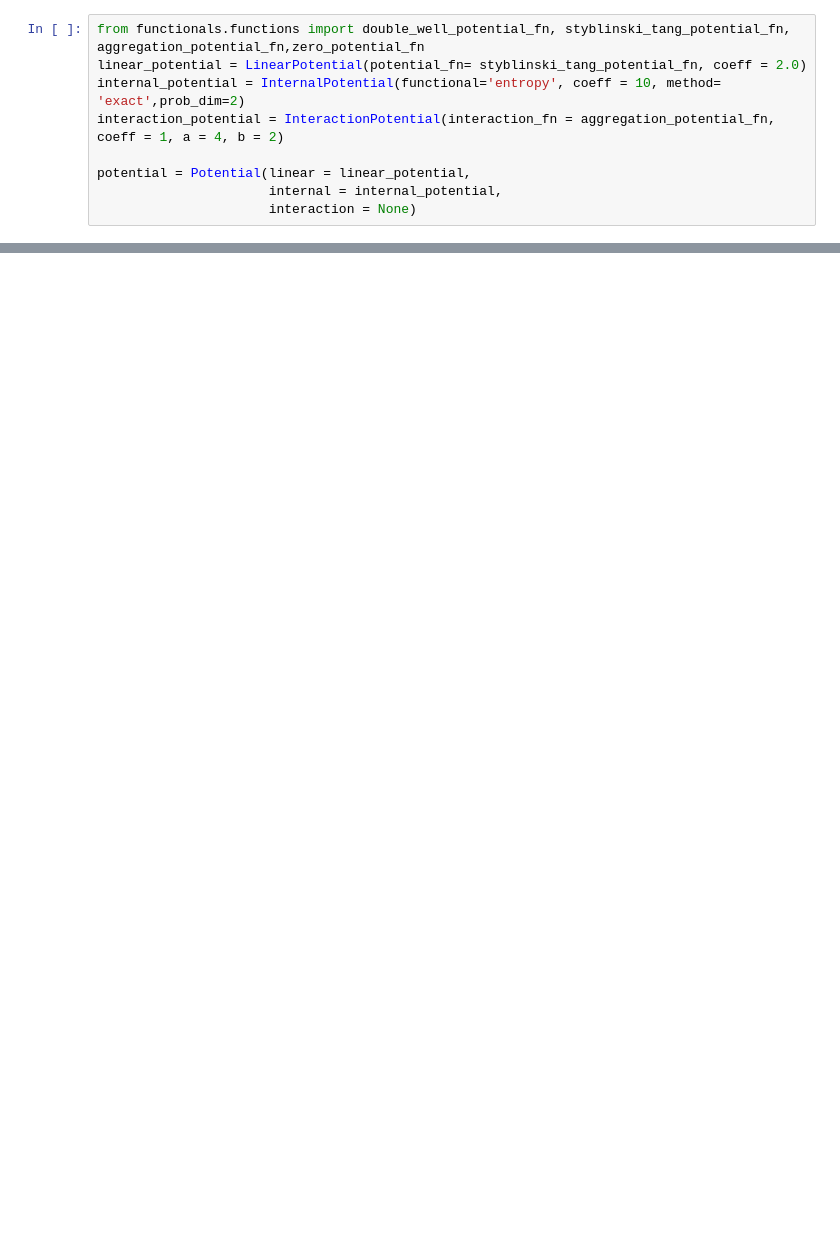
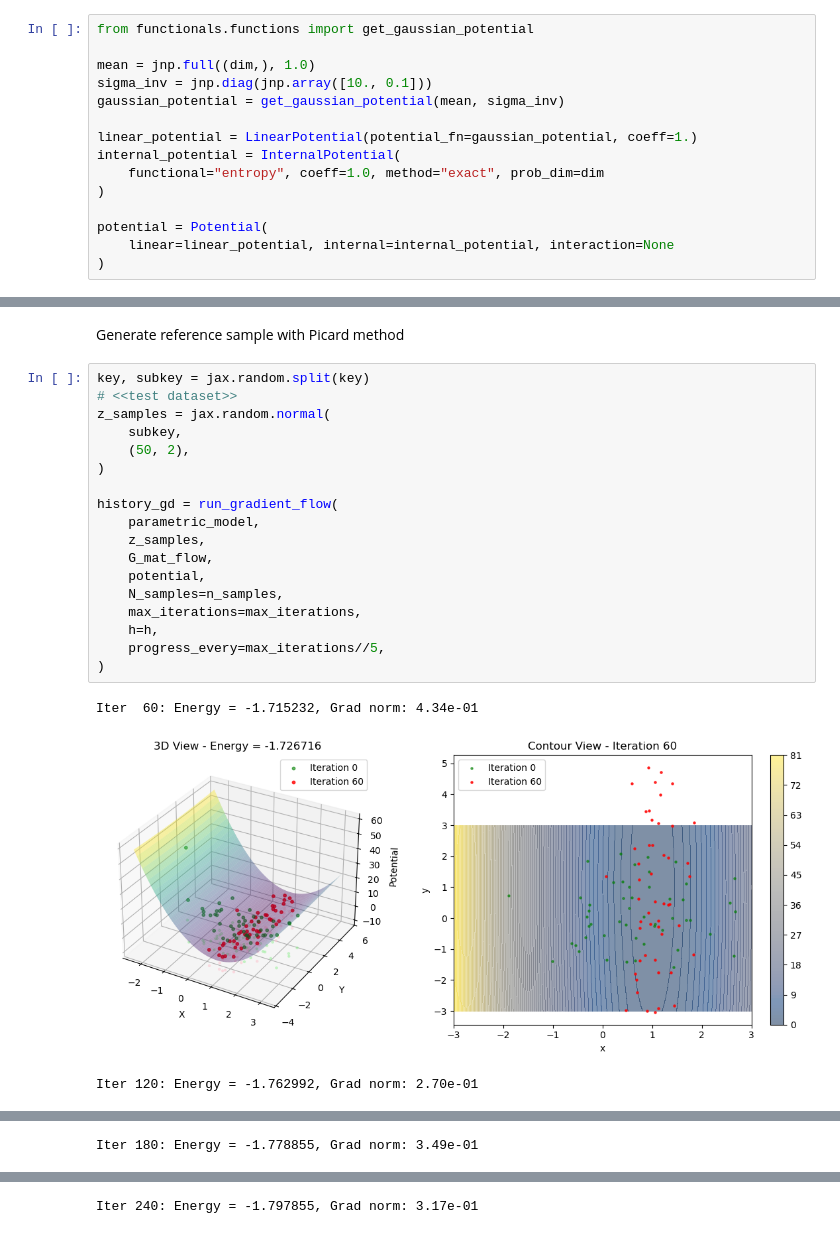
Before and after one commit to SebasGutHdz/Parametric-Wasserstein-Flows, a Jupyter notebook: anderson_acceleration_test.ipynb, the cells around one changed output, grey strips where cells are left out. Saved outputs shown, nothing was run; the diff lists cells and outputs as text; blank space fills up the shorter version.

Commit message:
Added minimal accelearting example in KL problem for skewed Gaussian target

```diff
--- a/anderson_acceleration_test.ipynb
+++ b/anderson_acceleration_test.ipynb
@@ -60,9 +64,15 @@ solver= 'cg' # minres or cg
 # %%
-from functionals.functions import double_well_potential_fn, styblinski_tang_potential_fn, aggregation_potential_fn,zero_potential_fn
-linear_potential = LinearPotential(potential_fn= styblinski_tang_potential_fn, coeff = 2.0)
-internal_potential = InternalPotential(functional='entropy', coeff = 10, method= 'exact',prob_dim=2)
-interaction_potential = InteractionPotential(interaction_fn = aggregation_potential_fn, coeff = 1, a = 4, b = 2)
+from functionals.functions import get_gaussian_potential
 
-potential = Potential(linear = linear_potential,
-                      internal = internal_potential,
-                      interaction = None)
+mean = jnp.full((dim,), 1.0)
+sigma_inv = jnp.diag(jnp.array([10., 0.1]))
+gaussian_potential = get_gaussian_potential(mean, sigma_inv)
+
+linear_potential = LinearPotential(potential_fn=gaussian_potential, coeff=1.)
+internal_potential = InternalPotential(
+    functional="entropy", coeff=1.0, method="exact", prob_dim=dim
+)
+
+potential = Potential(
+    linear=linear_potential, internal=internal_potential, interaction=None
+)
@@ -104,0 +79,24 @@ Iter   10 | Energy: -6.940559e+01 | Residual: 8.562008e-03 |
+# %% [markdown]
+Generate reference sample with Picard method
+# %%
+key, subkey = jax.random.split(key)
+# <<test dataset>>
+z_samples = jax.random.normal(
+    subkey,
+    (50, 2),
+)
+
+history_gd = run_gradient_flow(
+    parametric_model,
+    z_samples,
+    G_mat_flow,
+    potential,
+    N_samples=n_samples,
+    max_iterations=max_iterations,
+    h=h,
+    progress_every=max_iterations//5,
+)
+# %% [output]
+Iter  60: Energy = -1.715232, Grad norm: 4.34e-01
+[figure, added]
+Iter 120: Energy = -1.762992, Grad norm: 2.70e-01
@@ -104,0 +104 @@ Iter   10 | Energy: -6.940559e+01 | Residual: 8.562008e-03 |
+Iter 180: Energy = -1.778855, Grad norm: 3.49e-01
@@ -104,0 +106 @@ Iter   10 | Energy: -6.940559e+01 | Residual: 8.562008e-03 |
+Iter 240: Energy = -1.797855, Grad norm: 3.17e-01
```
Also changed, not shown: parts of 14 cells of this notebook.
